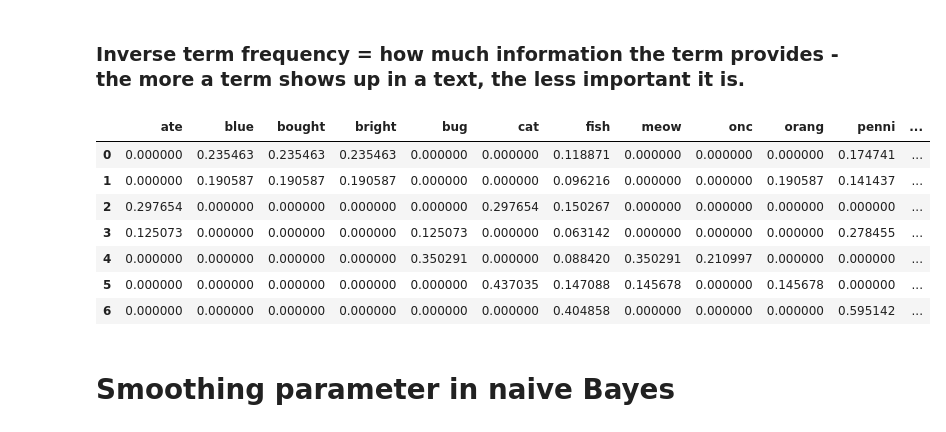
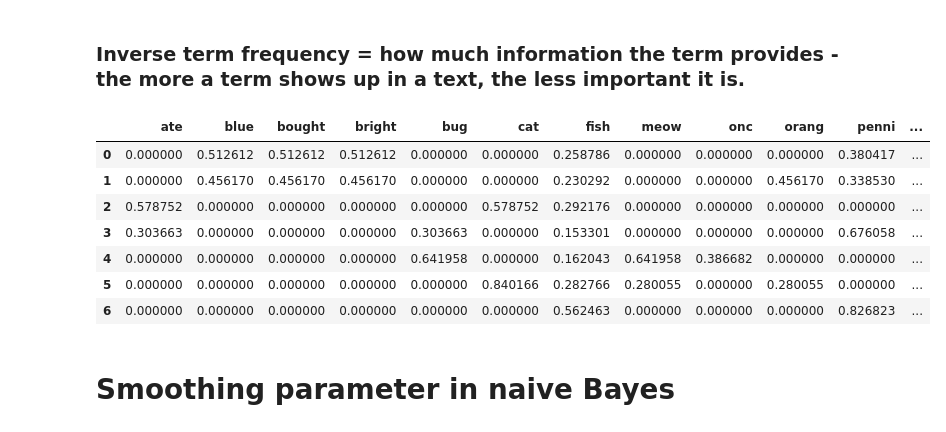
Before and after one commit to tufts-ml-courses/comp135-19s-assignments, a Jupyter notebook: labs/BagOfWordsAndNaiveBayesSmoothing.ipynb, the cells around one changed output. Cells and saved outputs as stored; diff of their text form; code cells hidden in the pictures.

```diff
--- a/labs/BagOfWordsAndNaiveBayesSmoothing.ipynb
+++ b/labs/BagOfWordsAndNaiveBayesSmoothing.ipynb
@@ -130,19 +152,20 @@ df
 # %% [markdown]
 ### Inverse term frequency = how much information the term provides - the more a term shows up in a text, the less important it is.
 # %%
-idf_vectorizer = TfidfVectorizer(stop_words='english', tokenizer=stemming_tokenizer, use_idf=True, norm='l1')
+# Setting use_idf=True(the default setting is also true). The default setting for norm is l2.
+idf_vectorizer = TfidfVectorizer(stop_words='english', tokenizer=stemming_tokenizer, use_idf=True, norm='l2')
 X = idf_vectorizer.fit_transform(texts)
 idf_df = pd.DataFrame(X.toarray(), columns=idf_vectorizer.get_feature_names())
 idf_df
 # %% [output]
 |  | ate | blue | bought | bright | bug | cat | fish | meow | onc | orang | penni | ... |
-| 0 | 0.000000 | 0.235463 | 0.235463 | 0.235463 | 0.000000 | 0.000000 | 0.118871 | 0.000000 | 0.000000 | 0.000000 | 0.174741 | ... |
-| 1 | 0.000000 | 0.190587 | 0.190587 | 0.190587 | 0.000000 | 0.000000 | 0.096216 | 0.000000 | 0.000000 | 0.190587 | 0.141437 | ... |
-| 2 | 0.297654 | 0.000000 | 0.000000 | 0.000000 | 0.000000 | 0.297654 | 0.150267 | 0.000000 | 0.000000 | 0.000000 | 0.000000 | ... |
-| 3 | 0.125073 | 0.000000 | 0.000000 | 0.000000 | 0.125073 | 0.000000 | 0.063142 | 0.000000 | 0.000000 | 0.000000 | 0.278455 | ... |
-| 4 | 0.000000 | 0.000000 | 0.000000 | 0.000000 | 0.350291 | 0.000000 | 0.088420 | 0.350291 | 0.210997 | 0.000000 | 0.000000 | ... |
-| 5 | 0.000000 | 0.000000 | 0.000000 | 0.000000 | 0.000000 | 0.437035 | 0.147088 | 0.145678 | 0.000000 | 0.145678 | 0.000000 | ... |
-| 6 | 0.000000 | 0.000000 | 0.000000 | 0.000000 | 0.000000 | 0.000000 | 0.404858 | 0.000000 | 0.000000 | 0.000000 | 0.595142 | ... |
+| 0 | 0.000000 | 0.512612 | 0.512612 | 0.512612 | 0.000000 | 0.000000 | 0.258786 | 0.000000 | 0.000000 | 0.000000 | 0.380417 | ... |
+| 1 | 0.000000 | 0.456170 | 0.456170 | 0.456170 | 0.000000 | 0.000000 | 0.230292 | 0.000000 | 0.000000 | 0.456170 | 0.338530 | ... |
+| 2 | 0.578752 | 0.000000 | 0.000000 | 0.000000 | 0.000000 | 0.578752 | 0.292176 | 0.000000 | 0.000000 | 0.000000 | 0.000000 | ... |
+| 3 | 0.303663 | 0.000000 | 0.000000 | 0.000000 | 0.303663 | 0.000000 | 0.153301 | 0.000000 | 0.000000 | 0.000000 | 0.676058 | ... |
+| 4 | 0.000000 | 0.000000 | 0.000000 | 0.000000 | 0.641958 | 0.000000 | 0.162043 | 0.641958 | 0.386682 | 0.000000 | 0.000000 | ... |
+| 5 | 0.000000 | 0.000000 | 0.000000 | 0.000000 | 0.000000 | 0.840166 | 0.282766 | 0.280055 | 0.000000 | 0.280055 | 0.000000 | ... |
+| 6 | 0.000000 | 0.000000 | 0.000000 | 0.000000 | 0.000000 | 0.000000 | 0.562463 | 0.000000 | 0.000000 | 0.000000 | 0.826823 | ... |
 # %% [markdown]
 # Smoothing parameter in naive Bayes
 # %% [markdown]
```
Also changed, not shown: parts of 9 cells of this notebook.
